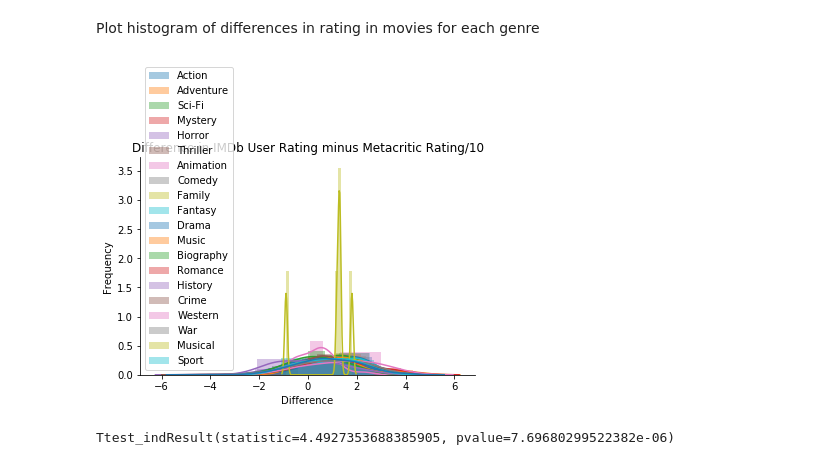
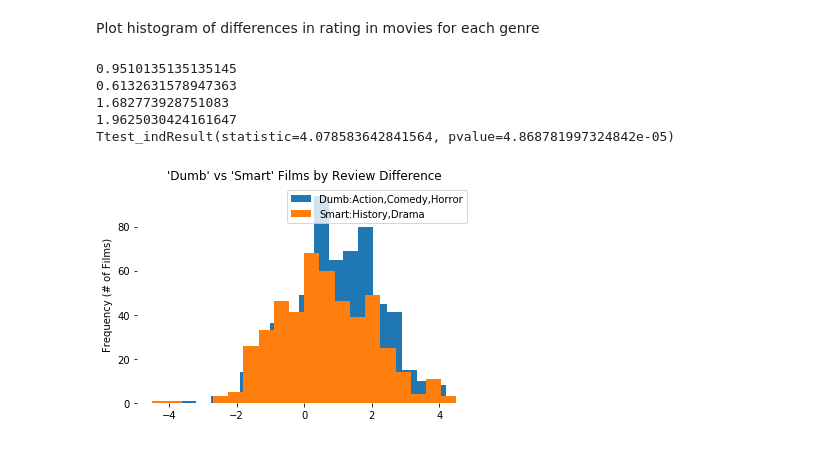
Before and after one commit to Laser11/GenreVDeltaRatings, a Jupyter notebook: project_nb.ipynb, the cells around one changed output. Saved outputs shown, nothing was run; the diff lists cells and outputs as text; code cells hidden in the pictures.

```diff
--- a/project_nb.ipynb
+++ b/project_nb.ipynb
@@ -110,26 +107,45 @@ for genre in genreList:
  ('Biography', 0.35940753272590187)]
 # %% [markdown]
 Plot histogram of differences in rating in movies for each genre
-# %%
-axi = plt.axes()
-
-for genre,genre_df in movieTb.items():
-    sns.distplot(genre_df['Difference'])
-
-
-sns.distplot(db_movies['Difference'])
-
-axi.legend(movieTb.keys())
-
-plt.title('Difference in IMDb User Rating minus Metacritic Rating/10')
-plt.ylabel('Frequency')
-axi.spines['right'].set_linewidth(0)
-axi.spines['top'].set_linewidth(0)
-
-plt.show()
-# %% [output]
-[figure, removed]
-# %%
-stats.ttest_ind(genre_df['Difference'], db_movies['Difference'], axis=0)
-# %% [output]
-Ttest_indResult(statistic=4.4927353688385905, pvalue=7.69680299522382e-06)
+# %%
+#Merge acion,comedy,and horror films
+dumFilms = movieTb['Action'].combine_first(movieTb['Comedy'])
+dumFilms = dumFilms.combine_first(movieTb['Horror'])
+
+#Merge drama and historical films
+branFilms = movieTb['Drama'].combine_first(movieTb['History'])
+
+
+
+
+#plt.title('Difference in IMDb User Rating minus Metacritic Rating/10')
+#plt.ylabel('Frequency')
+
+
+#plt.show()
+axes1 = dumFilms['Difference'].hist(bins=20)
+axes2 = branFilms['Difference'].hist(bins=20)
+
+axes1.set_title("'Dumb' vs 'Smart' Films by Review Difference")
+axes1.legend(['Dumb:Action,Comedy,Horror','Smart:History,Drama'])
+axes1.set_ylabel("Frequency (# of Films)")
+
+axes1.grid(False)
+axes1.set_frame_on(False)
+
+dumDiff = dumFilms['Difference']
+branDiff = branFilms['Difference']
+
+
+print(dumDiff.mean())
+print(branDiff.mean())
+print(dumDiff.var())
+print(branDiff.var())
+print(stats.ttest_ind(dumDiff,branDiff))
+# %% [output]
+0.9510135135135145
+0.6132631578947363
+1.682773928751083
+1.9625030424161647
+Ttest_indResult(statistic=4.078583642841564, pvalue=4.868781997324842e-05)
+[figure, added]
```
Also changed, not shown: parts of 7 cells of this notebook.
